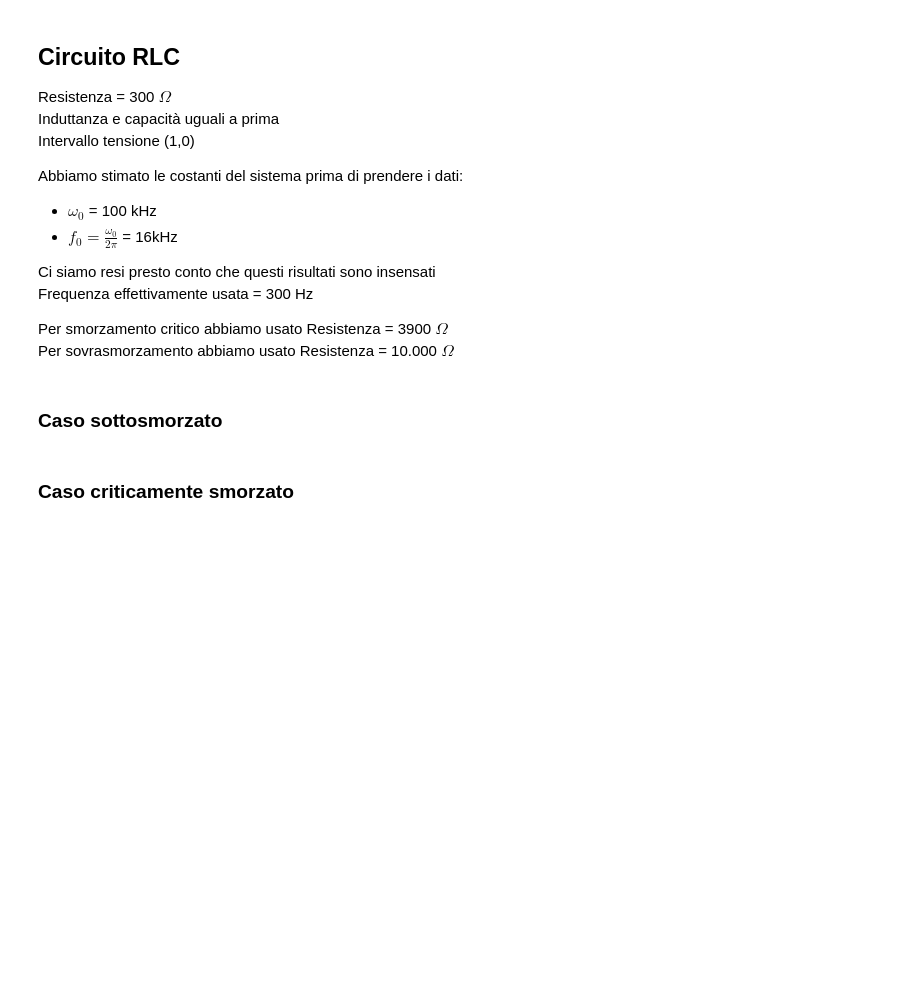
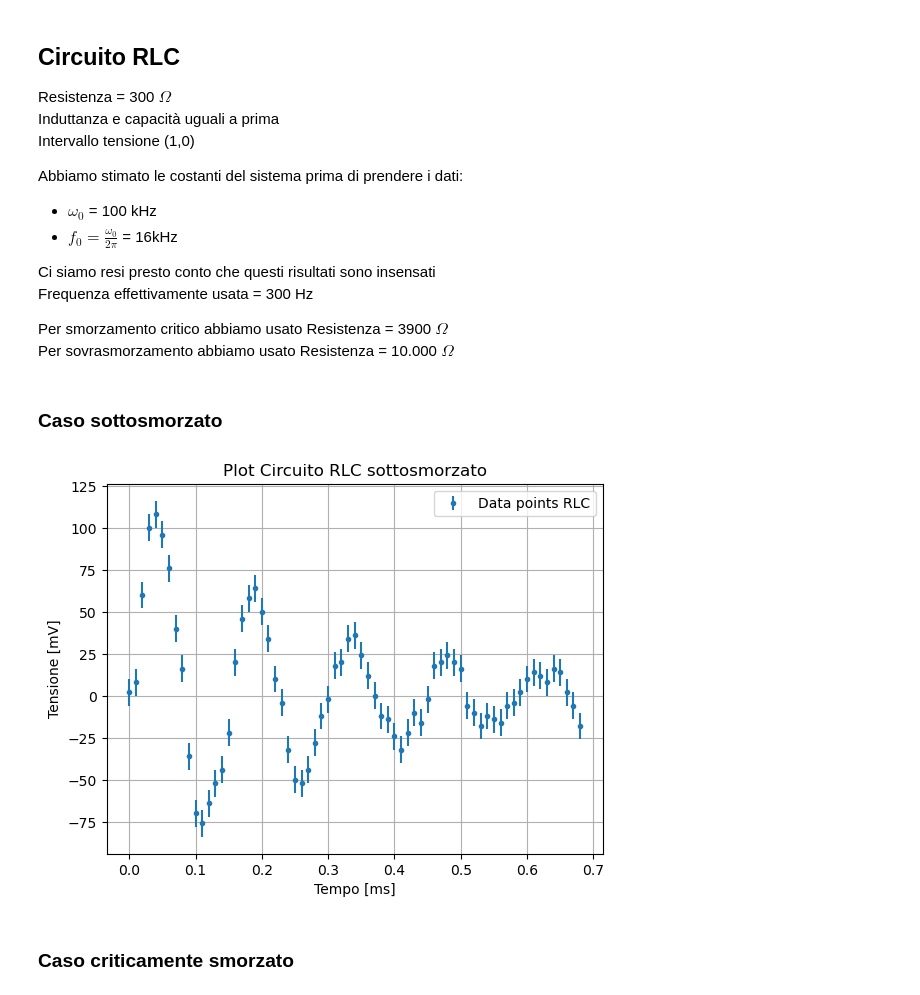
Before and after one commit to Pavar0tty/Laboratorio_2, a Jupyter notebook: Circuiti2/Analisi.ipynb, the cells around one changed output. Cells and saved outputs as stored; diff of their text form; code cells hidden in the pictures; blank space fills up the shorter version.

```diff
--- a/Circuiti2/Analisi.ipynb
+++ b/Circuiti2/Analisi.ipynb
@@ -144,6 +144,22 @@ Per smorzamento critico abbiamo usato Resistenza = 3900 $\Omega$ \
 Per sovrasmorzamento abbiamo usato Resistenza = 10.000 $\Omega$
 # %% [markdown]
 ### Caso sottosmorzato
+# %%
+#plot dati RLC sottosmorzato
+
+dati3 = pd.read_csv("Dati3.csv")
+tempo=dati3["tempo[ms]"]
+tensione=dati3["tensione[mV]"]
+
+plt.errorbar(tempo,tensione,[8 for i in tensione], fmt = '.',label="Data points RLC")
+plt.title("Plot Circuito RLC sottosmorzato")
+plt.xlabel("Tempo [ms]")
+plt.ylabel("Tensione [mV]")
+plt.legend()
+plt.grid()
+plt.show()
+# %% [output]
+[figure, added]
 # %% [markdown]
 ### Caso criticamente smorzato
 # %% [markdown]
```
Also changed, not shown: parts of 3 cells of this notebook, 1 other file.
